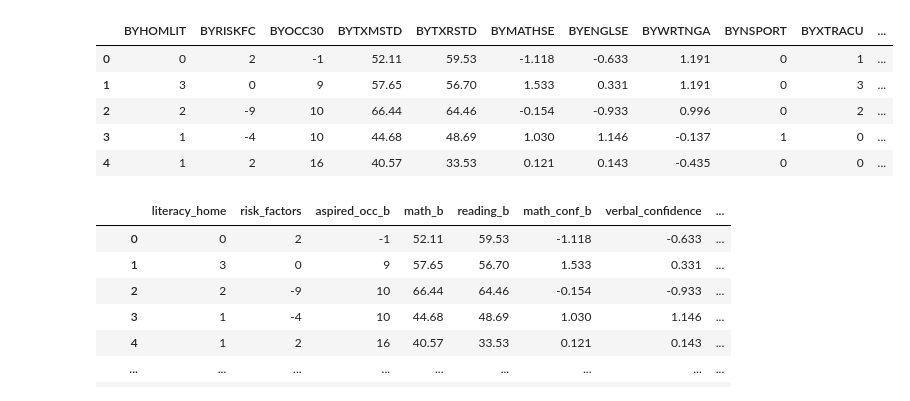
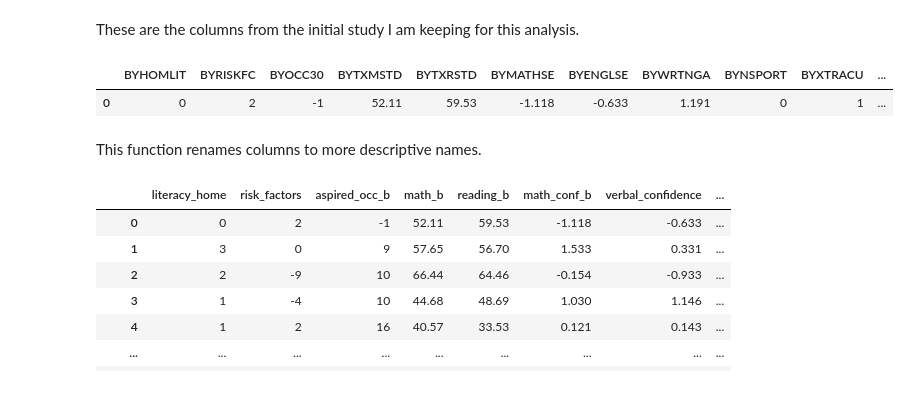
Before and after one commit to eonslemp/ML_assisted_college_advising, a Jupyter notebook: code/cleaning.ipynb, the cells around one changed output. Drawn from its saved outputs; the diff is of its cells as text; code cells hidden in the pictures.

```diff
--- a/code/cleaning.ipynb
+++ b/code/cleaning.ipynb
@@ -16,18 +16,18 @@ columns = ['BYHOMLIT','BYRISKFC','BYOCC30',
            'F1TXMSTD','F1HIMATH','F1PSEPLN','F1RGPP2','F1XTRACU','F1WRKHRS','F1TVVIGM','F1MATHSE',
             'F1RHTUNP','F3EVRATT','F3PS1LVL','F3PSLCRED','F3PS2BA','F3ATTAINMENT',
            'F3F1EDEXPFF','F3ERN2011']
+# %% [markdown]
+These are the columns from the initial study I am keeping for this analysis.
 # %%
-df = pd.read_csv('./els_02_12_byf3pststu_v1_0.csv',
+df = pd.read_csv('../els_02_12_byf3pststu_v1_0.csv',
                  usecols = columns)
 # %%
-df.head()
+df.head(1)
 # %% [output]
 |  | BYHOMLIT | BYRISKFC | BYOCC30 | BYTXMSTD | BYTXRSTD | BYMATHSE | BYENGLSE | BYWRTNGA | BYNSPORT | BYXTRACU | ... |
 | 0 | 0 | 2 | -1 | 52.11 | 59.53 | -1.118 | -0.633 | 1.191 | 0 | 1 | ... |
-| 1 | 3 | 0 | 9 | 57.65 | 56.70 | 1.533 | 0.331 | 1.191 | 0 | 3 | ... |
-| 2 | 2 | -9 | 10 | 66.44 | 64.46 | -0.154 | -0.933 | 0.996 | 0 | 2 | ... |
-| 3 | 1 | -4 | 10 | 44.68 | 48.69 | 1.030 | 1.146 | -0.137 | 1 | 0 | ... |
-| 4 | 1 | 2 | 16 | 40.57 | 33.53 | 0.121 | 0.143 | -0.435 | 0 | 0 | ... |
+# %% [markdown]
+This function renames columns to more descriptive names.
 # %%
 def rename_cols(df):
     rename_list = ['literacy_home','risk_factors','aspired_occ_b','math_b',
```
Also changed, not shown: parts of 38 cells of this notebook, 5 other files.
